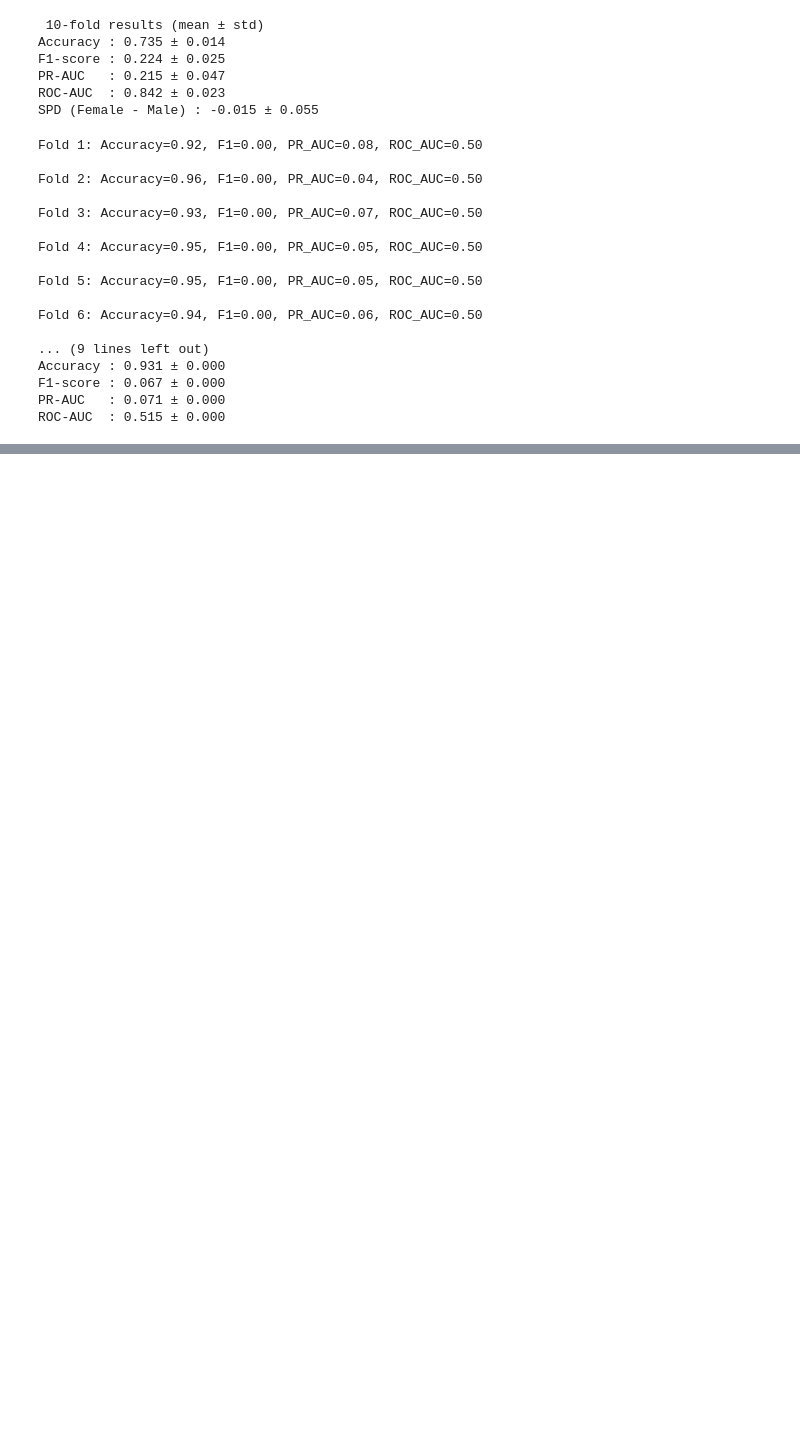
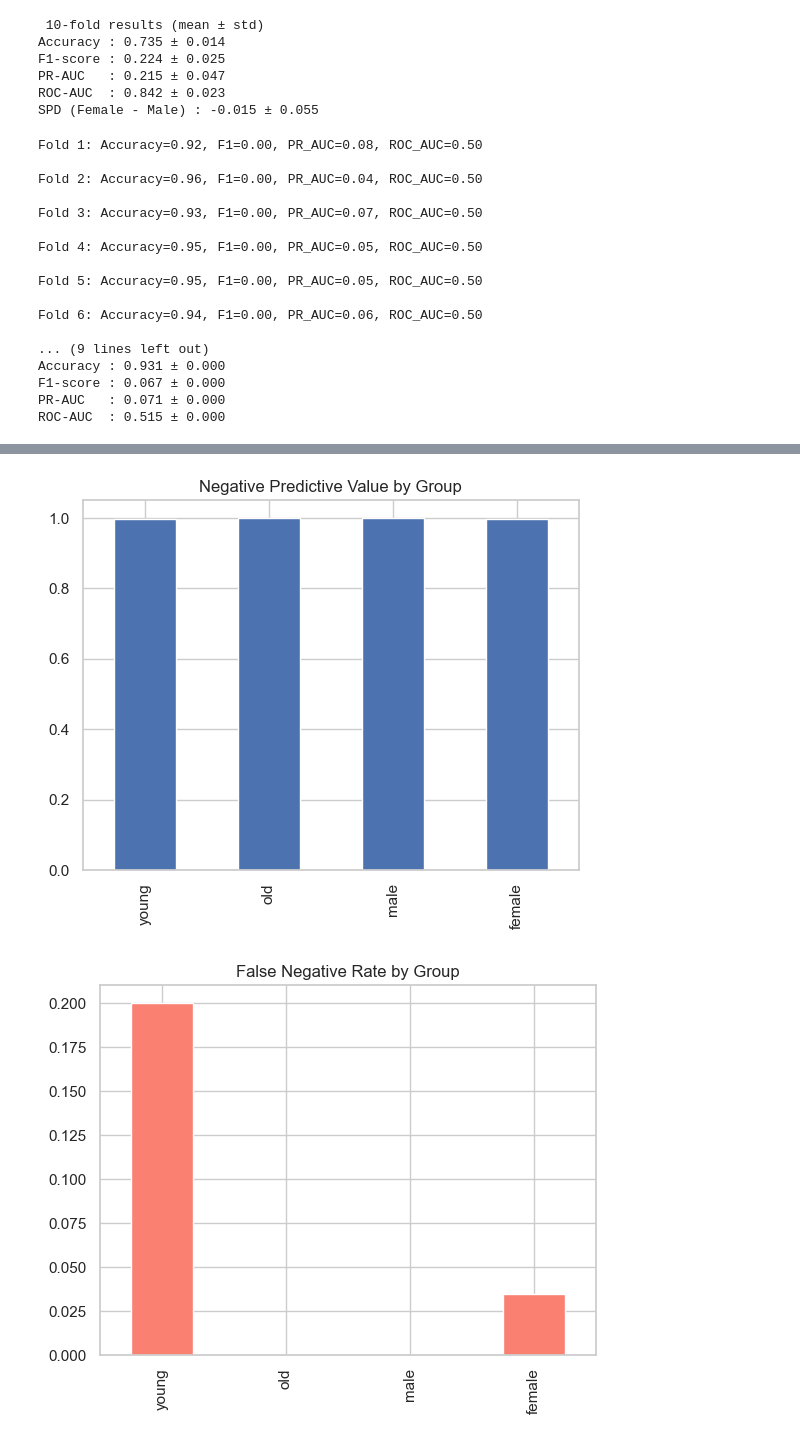
Before and after one commit to nikimehri/Reproducible_and_ResponsibleAI, a Jupyter notebook: BMEN_619_Assignment_2.ipynb, the cells around one changed output, grey strips where cells are left out. Drawn from its saved outputs; the diff is of its cells as text; code cells hidden in the pictures; blank space fills up the shorter version.

Commit message:
added fairness metrics and did some testing

```diff
--- a/BMEN_619_Assignment_2.ipynb
+++ b/BMEN_619_Assignment_2.ipynb
@@ -482,4 +494,4 @@ ROC-AUC  : 0.920 ± 0.000
 # %%
-test_fold2_model = joblib.load("fold_2_model.pkl")
-print("✅ Fold 2 model loaded successfully!")
+fold2_modelT = joblib.load("fold_2_models.pkl")
+print(f"{fold2_modelT} loaded successfully!")
 # %% [output]
@@ -502,0 +526,4 @@ ROC AUC: 0.961
+# %%
+#trying a different fold model here -XGBoost
+fold7_modelT = joblib.load("fold_7_models.pkl")
+print(f"{fold7_modelT} loaded successfully!")
@@ -502,0 +543,10 @@ ROC AUC: 0.961
+# %%
+#testing with fold 7
+y_pred = fold7_modelT.predict(X_test)
+y_prob = fold7_modelT.predict_proba(X_test)[:, 1]
+
+print("Final Hold-out Test Evaluation (Fold 2 model):")
+print(f"Accuracy: {accuracy_score(y_test, y_pred):.3f}")
+print(f"F1 Score: {f1_score(y_test, y_pred):.3f}")
+print(f"PR AUC: {average_precision_score(y_test, y_prob):.3f}")
+print(f"ROC AUC: {roc_auc_score(y_test, y_prob):.3f}")
@@ -503,3 +627,14 @@ ROC AUC: 0.961
+# %%
+#need to change this to a horizontal bar chart for better visualization
+results_df["NPV"].plot(kind="bar", title="Negative Predictive Value by Group")
+plt.show()
+
+#range of y value should be 1.0 to 0.0
+results_df["FNR"].plot(kind="bar", title="False Negative Rate by Group", color="salmon")
+plt.show()
+# %% [output]
+[figure, added]
+[figure, added]
 # %%
 #explainability with SHAP
 !pip install shap
```
Also changed, not shown: parts of 11 cells of this notebook, 6 other files.
